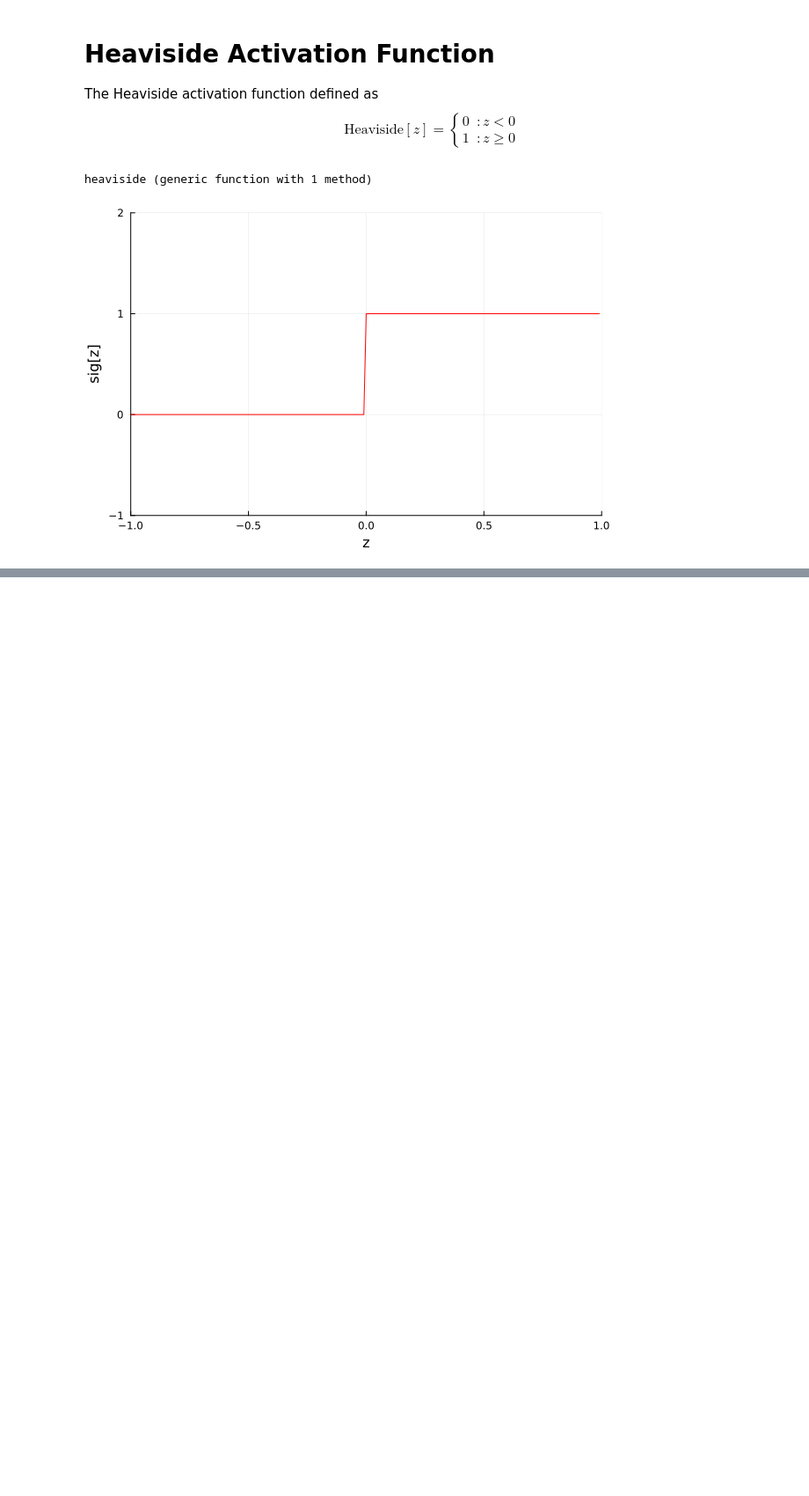
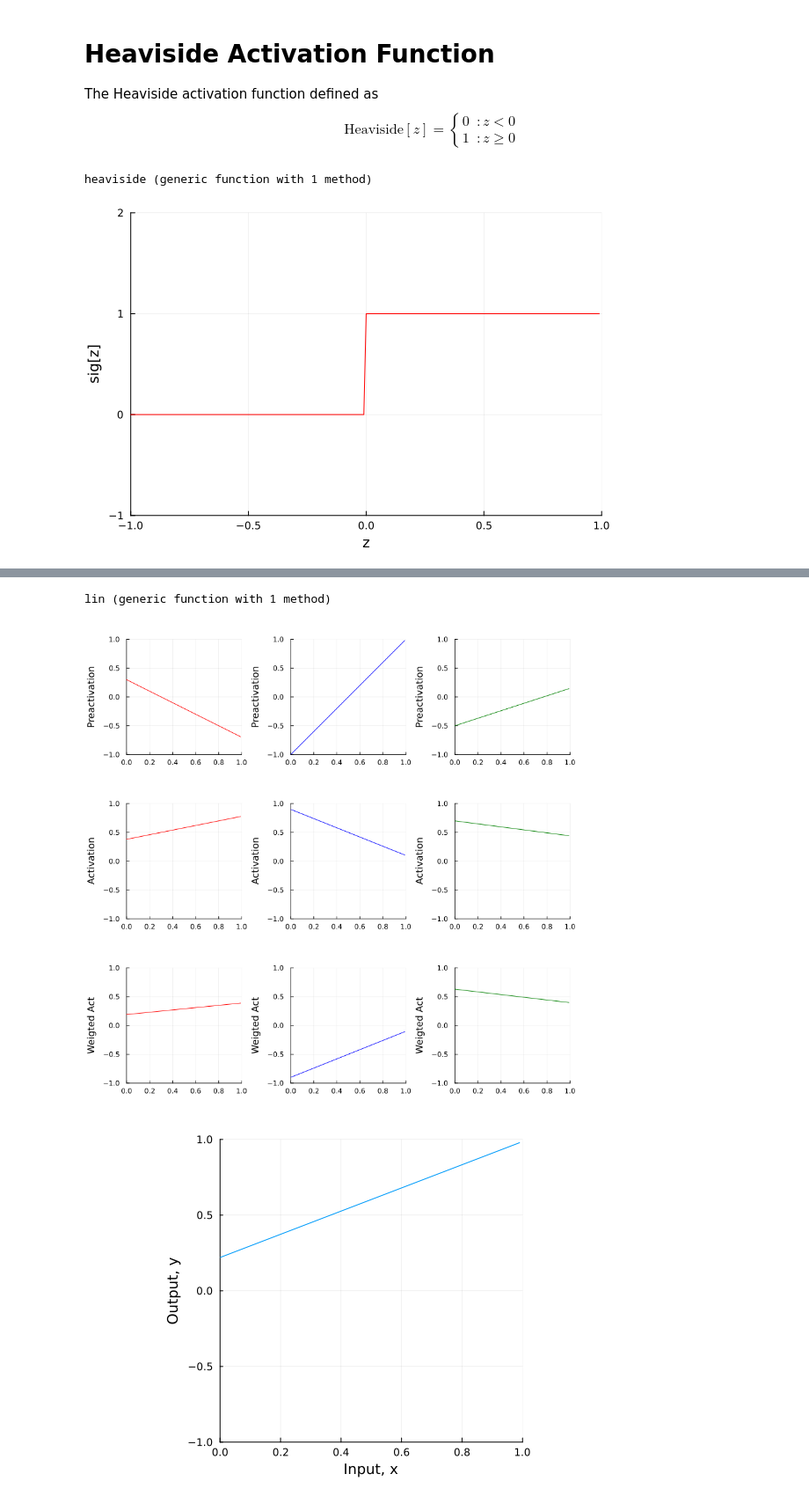
Before and after one commit to mirajcs/udl-julia, a Jupyter notebook: 3_4_Activation_Functions.ipynb, the cells around one changed output, grey strips where cells are left out. Shown at 88% size. Drawn from its saved outputs; the diff is of its cells as text; code cells hidden in the pictures; blank space fills up the shorter version.

```diff
--- a/3_4_Activation_Functions.ipynb
+++ b/3_4_Activation_Functions.ipynb
@@ -155,0 +177,34 @@ display(fig)
+# %%
+# Define the linear activation function
+function lin(preactivation)
+    a = 0.5; b = -0.4
+    activation = a .+ b .* preactivation
+    return activation
+end
+# %% [output]
+lin (generic function with 1 method)
+# %%
+# TODO
+# 1. The linear activation function above just returns the input: (0+1*z) = z
+# Before running the code Make a prediction about what the ten panels of the drawing will look like
+# Now run the code below to see if you were right. What family of functions can this represent?
+
+# 2. What happens if you change the parameters (a,b) to different values?
+# Try a=0.5, b=-0.4 Don't forget to run the cell again to update the function
+
+θ₁₀ = 0.3; θ₁₁ = -1.0
+θ₂₀ = -1.0; θ₂₁ = 2.0
+θ₃₀ = -0.5; θ₃₁ = 0.65
+ϕ₀ = 0.3; ϕ₁ = 0.5; ϕ₂ = -1.0; ϕ₃ = 0.9
+
+# Define a range of input values
+x = 0:0.01:0.99
+
+# We run the neural network for each of these input values
+y, Pre₁, Pre₂, Pre₃, Act₁, Act₂, Act₃, WAct₁, WAct₂, WAct₃ = Shallow_1_1_3(x, lin, ϕ₀, ϕ₁, ϕ₂, ϕ₃, θ₁₀, θ₁₁, θ₂₀, θ₂₁, θ₃₀, θ₃₁)
+
+#plot it
+PlotNeural(x, y, Pre₁, Pre₂, Pre₃, Act₁, Act₂, Act₃, WAct₁, WAct₂, WAct₃; PlotAll=true)
+# %% [output]
+[figure, added]
+[figure, added]
```
Also changed, not shown: parts of 3 cells of this notebook.
